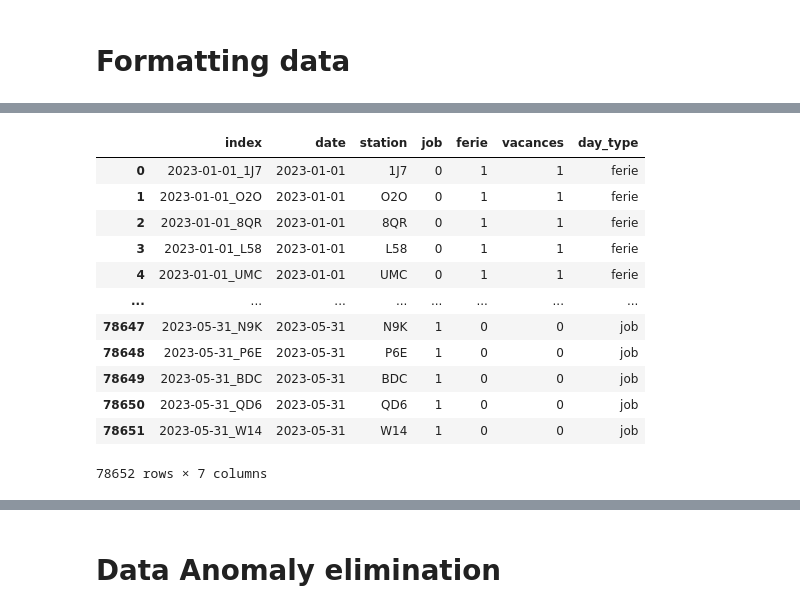
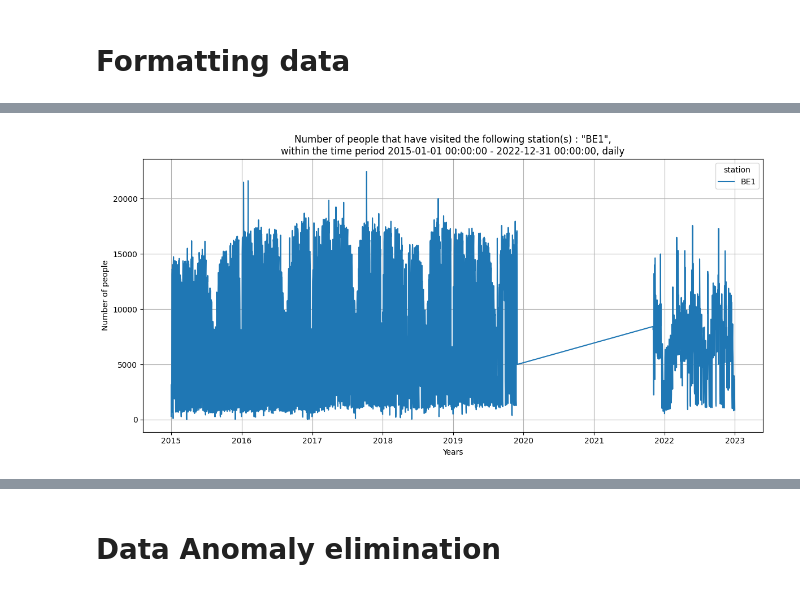
Before and after one commit to mathisemb/challenge_sncf_2024, a Jupyter notebook: utils/DataPreprocessing.ipynb, the cells around one changed output, grey strips where cells are left out. Drawn from its saved outputs; the diff is of its cells as text; code cells hidden in the pictures.

```diff
--- a/utils/DataPreprocessing.ipynb
+++ b/utils/DataPreprocessing.ipynb
@@ -128,16 +65,5 @@ test_data1
-# %%
-test_data
-# %% [output]
-|  | index | date | station | job | ferie | vacances | day_type |
-| 0 | 2023-01-01_1J7 | 2023-01-01 | 1J7 | 0 | 1 | 1 | ferie |
-| 1 | 2023-01-01_O2O | 2023-01-01 | O2O | 0 | 1 | 1 | ferie |
-| 2 | 2023-01-01_8QR | 2023-01-01 | 8QR | 0 | 1 | 1 | ferie |
-| 3 | 2023-01-01_L58 | 2023-01-01 | L58 | 0 | 1 | 1 | ferie |
-| 4 | 2023-01-01_UMC | 2023-01-01 | UMC | 0 | 1 | 1 | ferie |
-| ... | ... | ... | ... | ... | ... | ... | ... |
-| 78647 | 2023-05-31_N9K | 2023-05-31 | N9K | 1 | 0 | 0 | job |
-| 78648 | 2023-05-31_P6E | 2023-05-31 | P6E | 1 | 0 | 0 | job |
-| 78649 | 2023-05-31_BDC | 2023-05-31 | BDC | 1 | 0 | 0 | job |
-| 78650 | 2023-05-31_QD6 | 2023-05-31 | QD6 | 1 | 0 | 0 | job |
-| 78651 | 2023-05-31_W14 | 2023-05-31 | W14 | 1 | 0 | 0 | job |
-78652 rows × 7 columns
+# %%
+train_data_covid_removed = covid_remover(train_data)
+display = display_by_station(train_data_covid_removed, stations=['BE1'], display_mode='dates')
+# %% [output]
+[figure, added]
```
Also changed, not shown: parts of 17 cells of this notebook, 10 other files.
